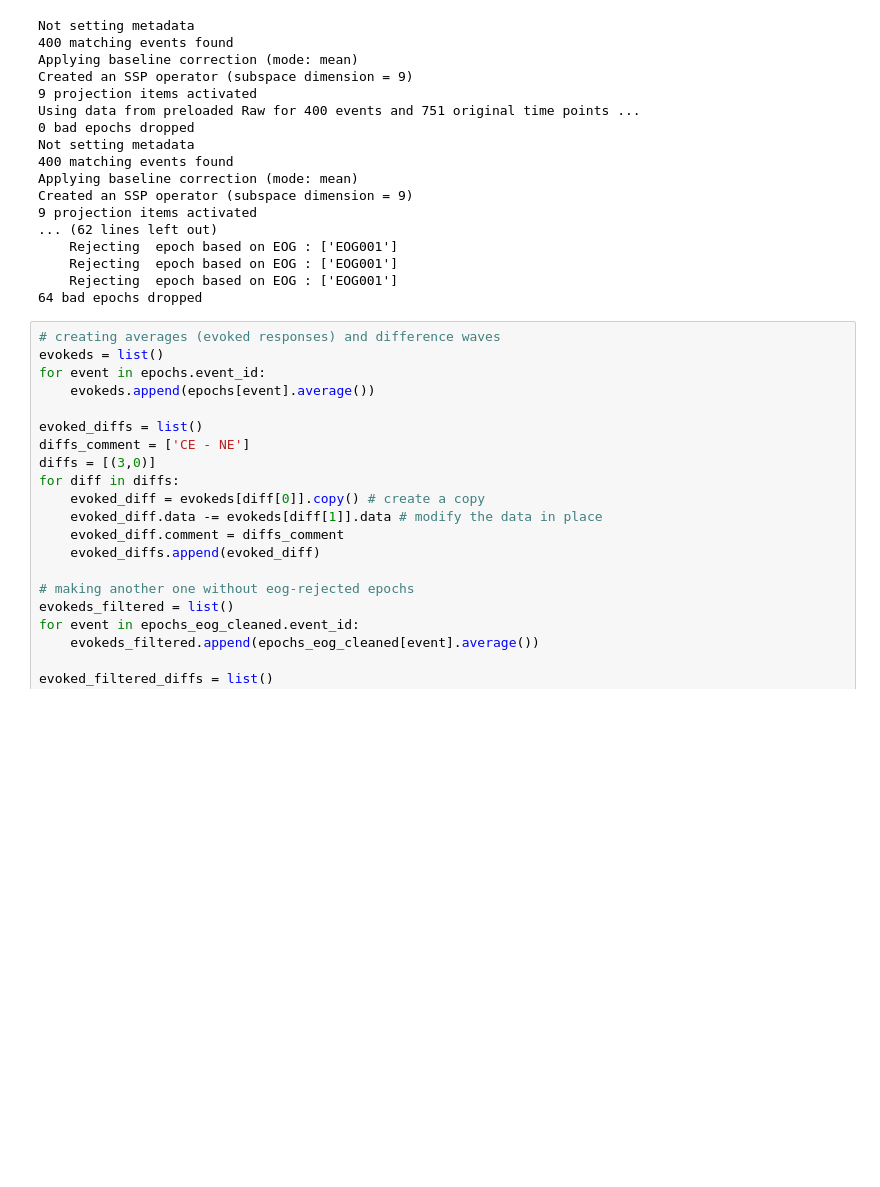
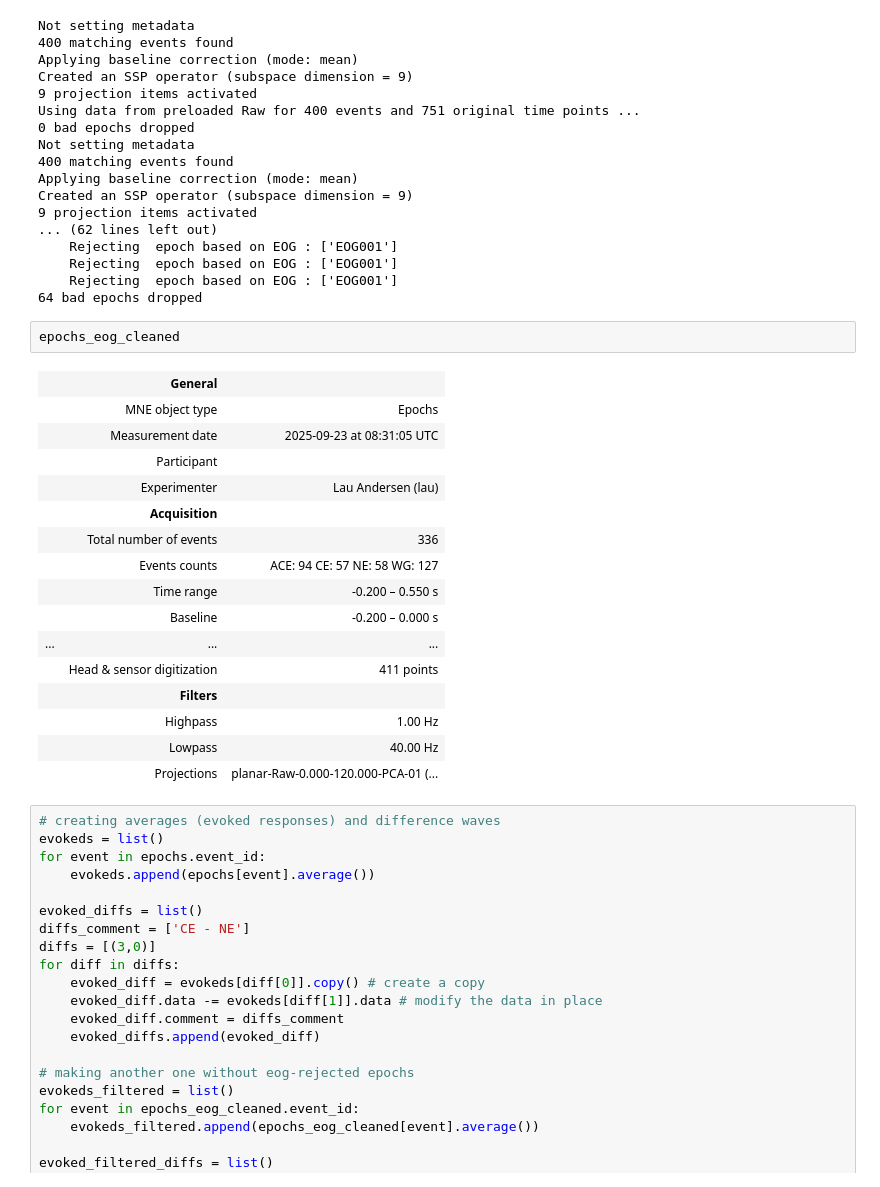
Before and after one commit to HMHojgaard/CogSci_F25, a Jupyter notebook: ACN/preprocessing.ipynb, the cells around one changed output. Cells and saved outputs as stored; diff of their text form; blank space fills up the shorter version.

```diff
--- a/ACN/preprocessing.ipynb
+++ b/ACN/preprocessing.ipynb
@@ -131,6 +131,25 @@ Created an SSP operator (subspace dimension = 9)
     Rejecting  epoch based on EOG : ['EOG001']
     Rejecting  epoch based on EOG : ['EOG001']
 64 bad epochs dropped
+# %%
+epochs_eog_cleaned
+# %% [output]
+|  | General |  |
+|  | MNE object type | Epochs |
+|  | Measurement date | 2025-09-23 at 08:31:05 UTC |
+|  | Participant |
+|  | Experimenter | Lau Andersen (lau) |
+|  | Acquisition |  |
+|  | Total number of events | 336 |
+|  | Events counts | ACE: 94 CE: 57 NE: 58 WG: 127 |
+|  | Time range | -0.200 – 0.550 s |
+|  | Baseline | -0.200 – 0.000 s |
+| ... | ... | ... |
+|  | Head & sensor digitization | 411 points |
+|  | Filters |  |
+|  | Highpass | 1.00 Hz |
+|  | Lowpass | 40.00 Hz |
+|  | Projections | planar-Raw-0.000-120.000-PCA-01 (... |
 # %%
 # creating averages (evoked responses) and difference waves
 evokeds = list()
```
Also changed, not shown: parts of 1 cell of this notebook, 1 other file.
